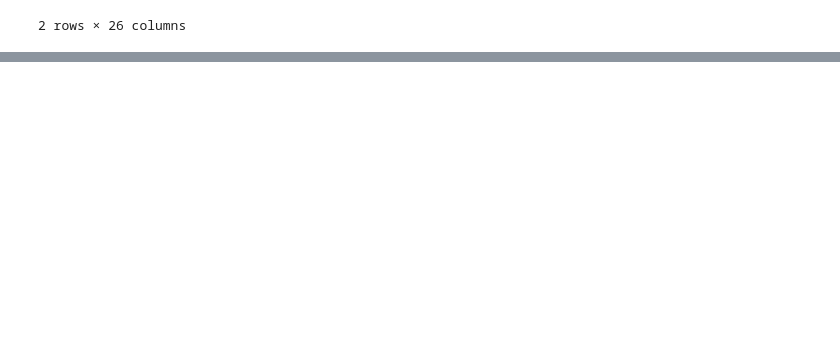
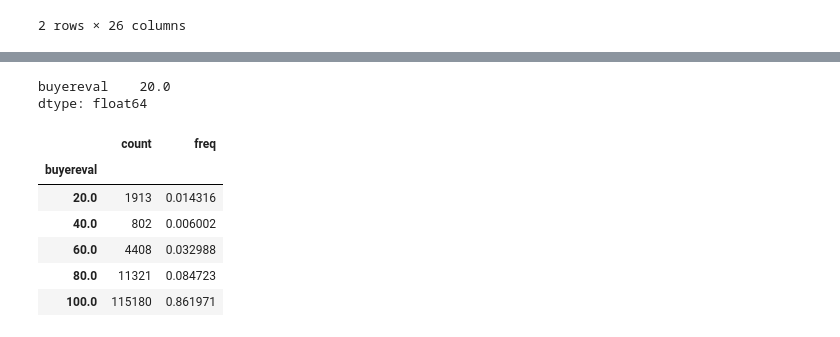
Before and after one commit to rbreitz/trustexpress, a Jupyter notebook: Explore in Pandas Alone.ipynb, the cells around one changed output, grey strips where cells are left out. Saved outputs shown, nothing was run; the diff lists cells and outputs as text; code cells hidden in the pictures; blank space fills up the shorter version.

```diff
--- a/Explore in Pandas Alone.ipynb
+++ b/Explore in Pandas Alone.ipynb
@@ -685,3 +685,6 @@ top_reviews
 | 132975 | 683078212 | False | RU | 100 | Губки хорошие, доставка месяц. | F | https://ae01.alicdn.com/kf/UT8yC1... | ... |
 | 132957 | 683078212 | False | PL | 100 | great | F | https://gw.alicdn.com/tps/TB1zA01... | ... |
 2 rows × 26 columns
+# %%
+final_df = pd.read_csv('df_with_reviews_and_trust_and_all.csv', index_col=0, low_memory=False)
+final_df.head()
@@ -687,0 +699,2 @@ top_reviews
+# %%
+final_df['buyereval'] = pd.to_numeric(final_df['buyereval'],errors = 'coerce')
@@ -687,0 +712,5 @@ top_reviews
+# %%
+trusted_scores.min()
+# %% [output]
+buyereval    20.0
+dtype: float64
@@ -687,0 +725,10 @@ top_reviews
+# %%
+review_dist
+# %% [output]
+|  | count | freq |
+| buyereval |  |  |
+| 20.0 | 1913 | 0.014316 |
+| 40.0 | 802 | 0.006002 |
+| 60.0 | 4408 | 0.032988 |
+| 80.0 | 11321 | 0.084723 |
+| 100.0 | 115180 | 0.861971 |
```
Also changed, not shown: parts of 15 cells of this notebook, 3 other files.
